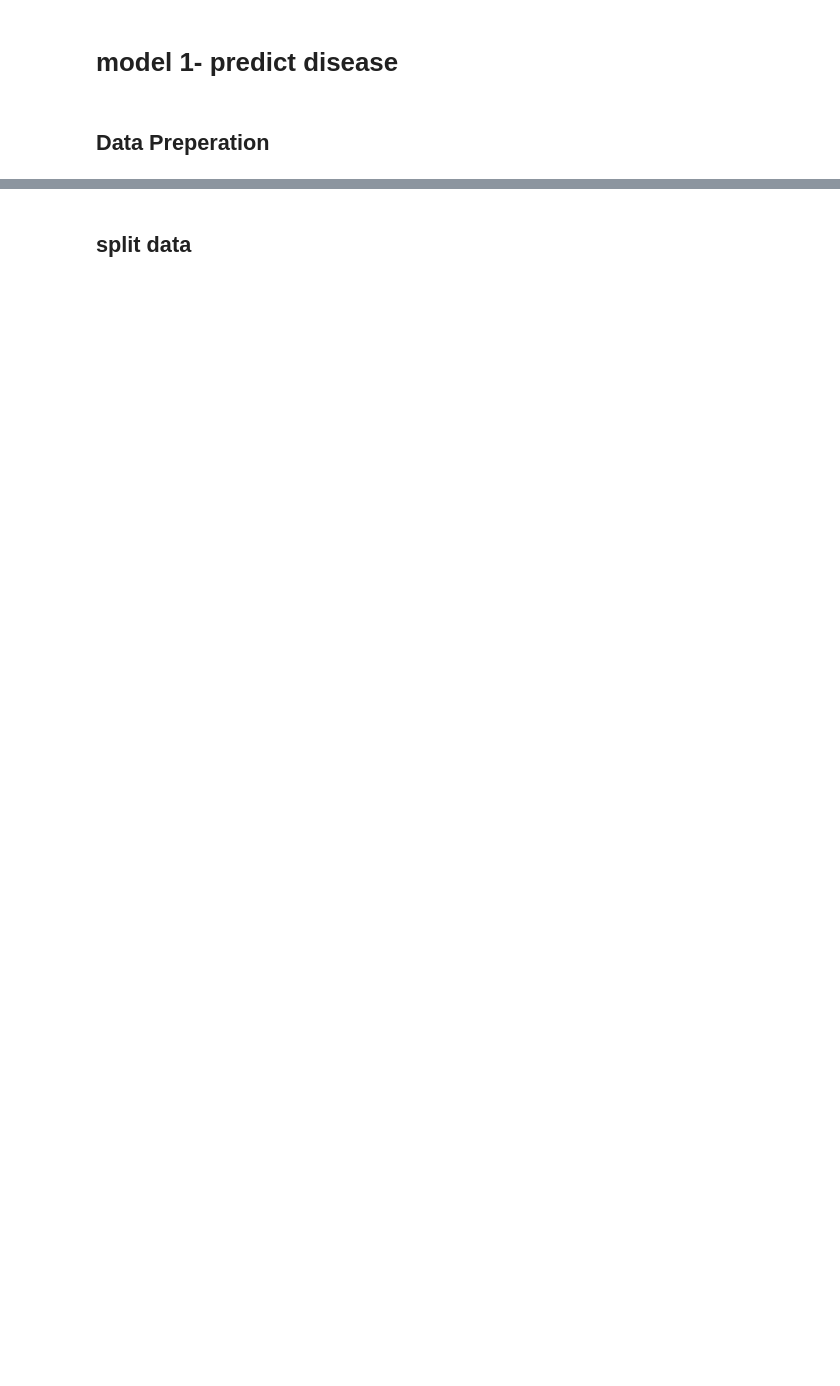
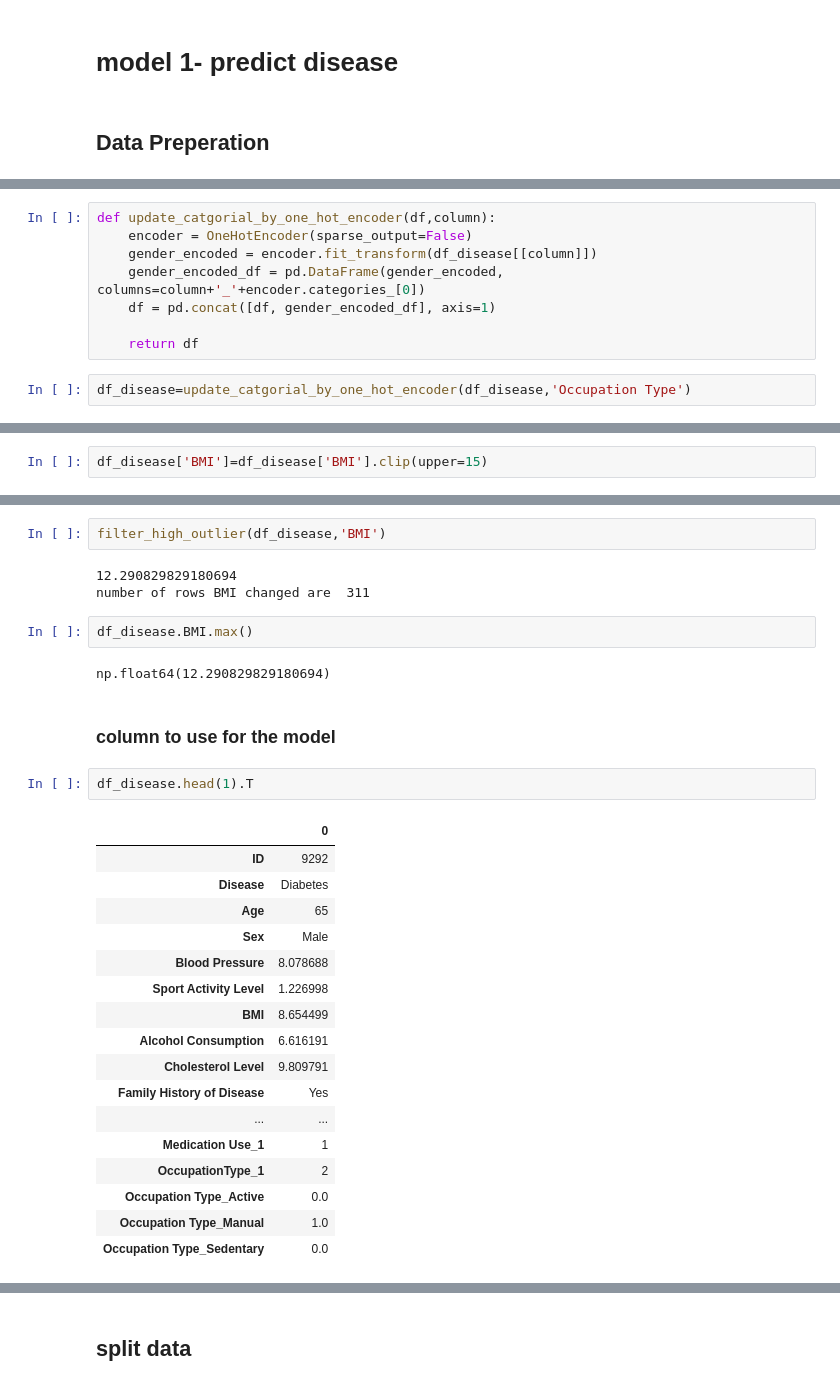
Before and after one commit to itayBactizan/Clalit, a Jupyter notebook: app/DiseaseDetection.ipynb, the cells around one changed output, grey strips where cells are left out. Saved outputs shown, nothing was run; the diff lists cells and outputs as text; blank space fills up the shorter version.

```diff
--- a/app/DiseaseDetection.ipynb
+++ b/app/DiseaseDetection.ipynb
@@ -289,0 +363,10 @@ plt.show()
+# %%
+def update_catgorial_by_one_hot_encoder(df,column):
+    encoder = OneHotEncoder(sparse_output=False)
+    gender_encoded = encoder.fit_transform(df_disease[[column]])
+    gender_encoded_df = pd.DataFrame(gender_encoded, columns=column+'_'+encoder.categories_[0])
+    df = pd.concat([df, gender_encoded_df], axis=1)
+
+    return df
+# %%
+df_disease=update_catgorial_by_one_hot_encoder(df_disease,'Occupation Type')
@@ -289,0 +420,2 @@ plt.show()
+# %%
+df_disease['BMI']=df_disease['BMI'].clip(upper=15)
@@ -289,0 +431,31 @@ plt.show()
+# %%
+filter_high_outlier(df_disease,'BMI')
+# %% [output]
+12.290829829180694
+number of rows BMI changed are  311
+# %%
+df_disease.BMI.max()
+# %% [output]
+np.float64(12.290829829180694)
+# %% [markdown]
+### column to use for the model
+# %%
+df_disease.head(1).T
+# %% [output]
+|  | 0 |
+| ID | 9292 |
+| Disease | Diabetes |
+| Age | 65 |
+| Sex | Male |
+| Blood Pressure | 8.078688 |
+| Sport Activity Level | 1.226998 |
+| BMI | 8.654499 |
+| Alcohol Consumption | 6.616191 |
+| Cholesterol Level | 9.809791 |
+| Family History of Disease | Yes |
+| ... | ... |
+| Medication Use_1 | 1 |
+| OccupationType_1 | 2 |
+| Occupation Type_Active | 0.0 |
+| Occupation Type_Manual | 1.0 |
+| Occupation Type_Sedentary | 0.0 |
```
Also changed, not shown: parts of 61 cells of this notebook, 1 other file.
